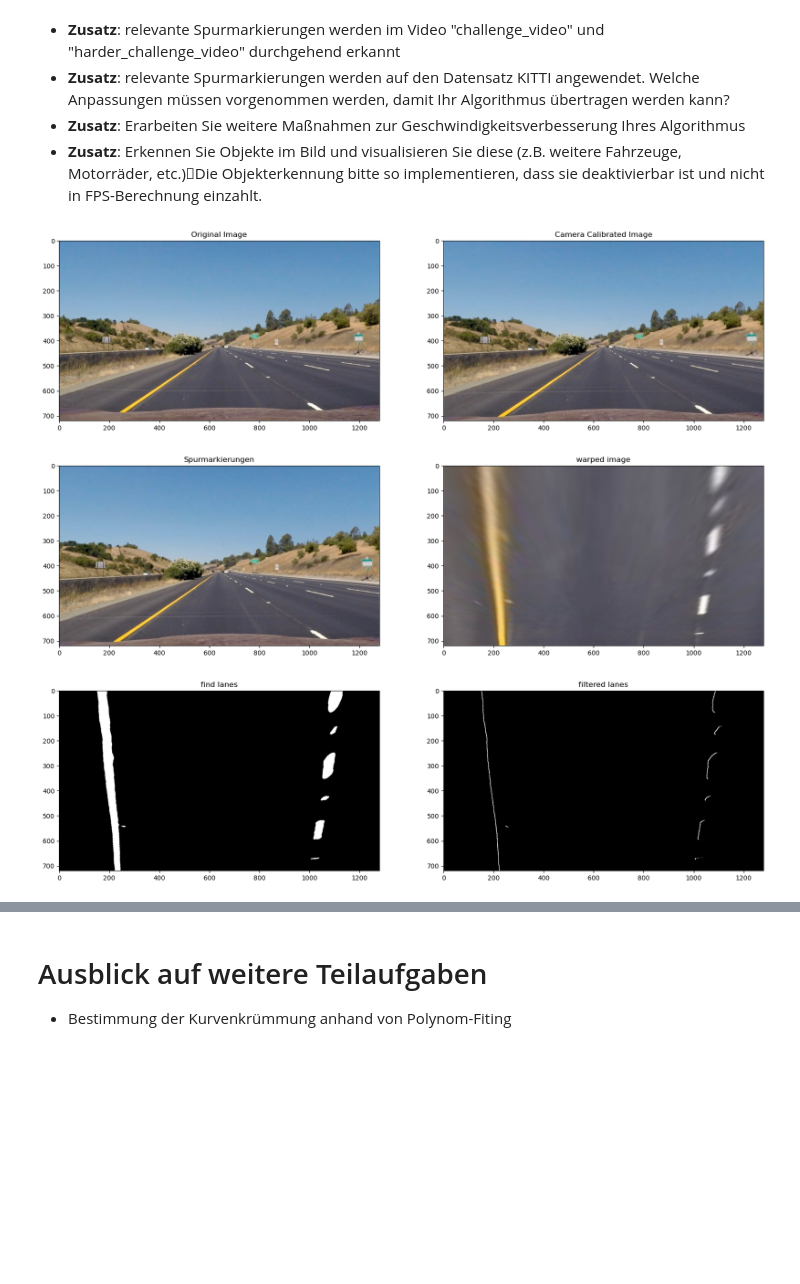
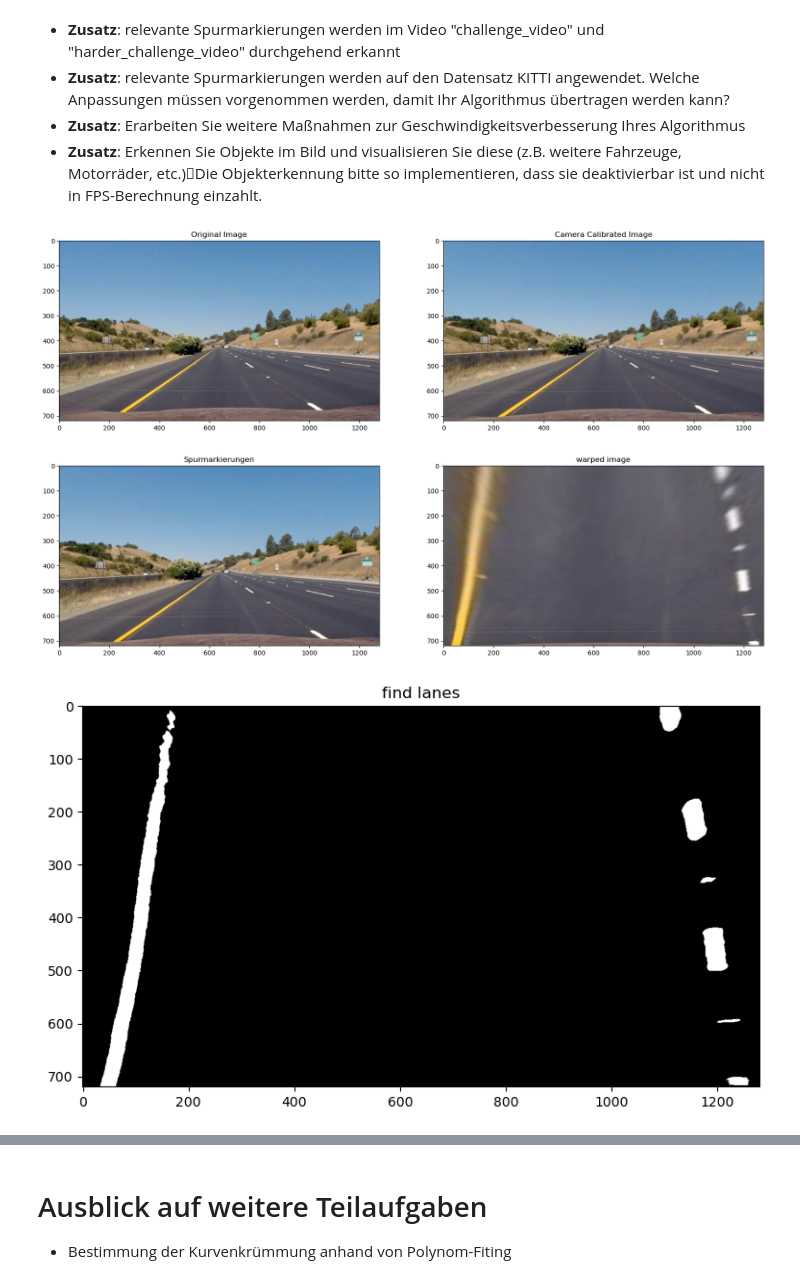
Before and after one commit to viccistrobel/DBV_Spurerkennung, a Jupyter notebook: Projekt_Spurerkennung_v6/Projekt_Spurerkennung_v2.ipynb, the cells around one changed output, grey strips where cells are left out. Cells and saved outputs as stored; diff of their text form; code cells hidden in the pictures; blank space fills up the shorter version.

```diff
--- a/Projekt_Spurerkennung_v6/Projekt_Spurerkennung_v2.ipynb
+++ b/Projekt_Spurerkennung_v6/Projekt_Spurerkennung_v2.ipynb
@@ -135,43 +135,34 @@ plt.imshow(cv.cvtColor(img1, cv.COLOR_BGR2RGB))
 plt.title('Camera Calibrated Image')
 plt.show()
 
 # Anwenden Perspektivtransformation
 
 # definieren Sie die für eine Perspektivtransformation notwendigen Quell- und Zielpunkte
-src = np.float32(((580, 450), (700, 450), (220, 600), (1100, 600)))
+src = np.float32(((580, 450), (700, 450), (200, 700), (1100, 700)))
 dst = np.float32(((0, 0), (w, 0), (0, h), (w, h)))
 
 plt.figure(figsize=(20,10))
 plt.subplot(1,2,1)
 plt.imshow(cv.cvtColor(img1, cv.COLOR_BGR2RGB))
 plt.title('Spurmarkierungen')
 
 M = cv.getPerspectiveTransform(src,dst)
 img1_warp = cv.warpPerspective(img1,M,(img1.shape[1], img1.shape[0]))
 plt.subplot(1,2,2)
 plt.title("warped image")
 plt.imshow(cv.cvtColor(img1_warp, cv.COLOR_BGR2RGB))
 plt.show()#
 
-img1_warp = cv.cvtColor(img1_warp, cv.COLOR_BGR2GRAY)
-
 # Anwenden Morphologische Filter
 
-black_white = np.where(img1_warp > 155, np.uint8(255), np.uint8(0))
+black_white = np.where(cv.cvtColor(img1_warp, cv.COLOR_BGR2GRAY) > 180, np.uint8(255), np.uint8(0))
 plt.figure(figsize=(20,10))
 plt.subplot(1,2,1)
 plt.title("find lanes")
 plt.imshow(black_white, cmap='gray')
 
-kernel = np.array([[-1,0,1],[-1,0,1],[-1,0,1]],np.float32)
-filtered = cv.filter2D(black_white,-1,kernel)
-
-plt.subplot(1,2,2)
-plt.title("filtered lanes")
-plt.imshow(filtered, cmap='gray')
-
 plt.show()
 # %% [output]
 [figure]
-[figure, old version]
+[figure, new version]
-[figure, old version]
+[figure, new version]
```
Also changed, not shown: parts of 2 cells of this notebook.
